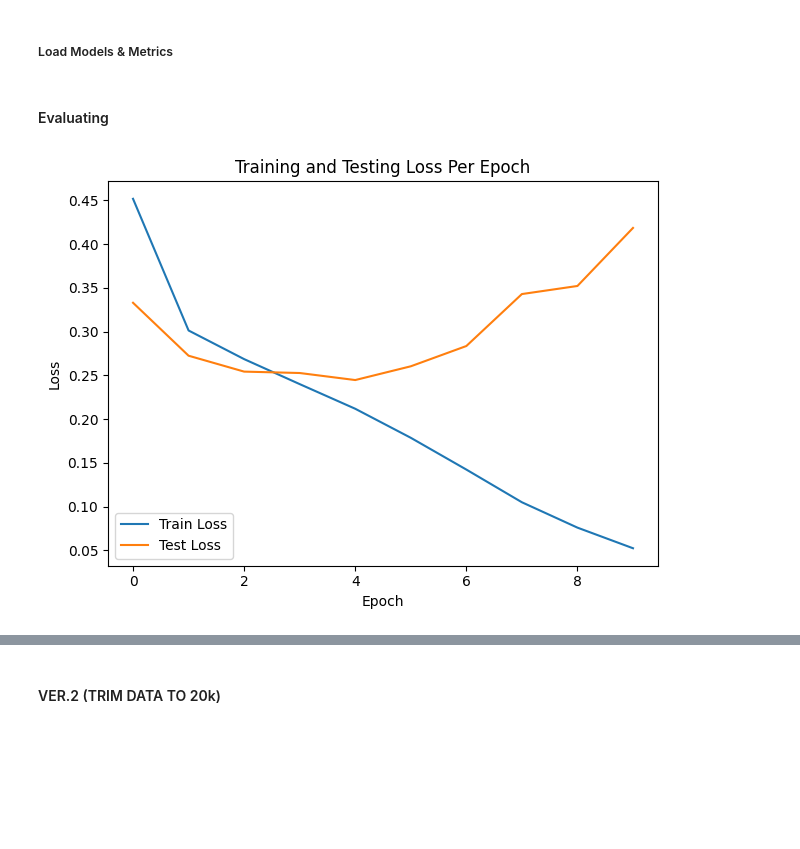
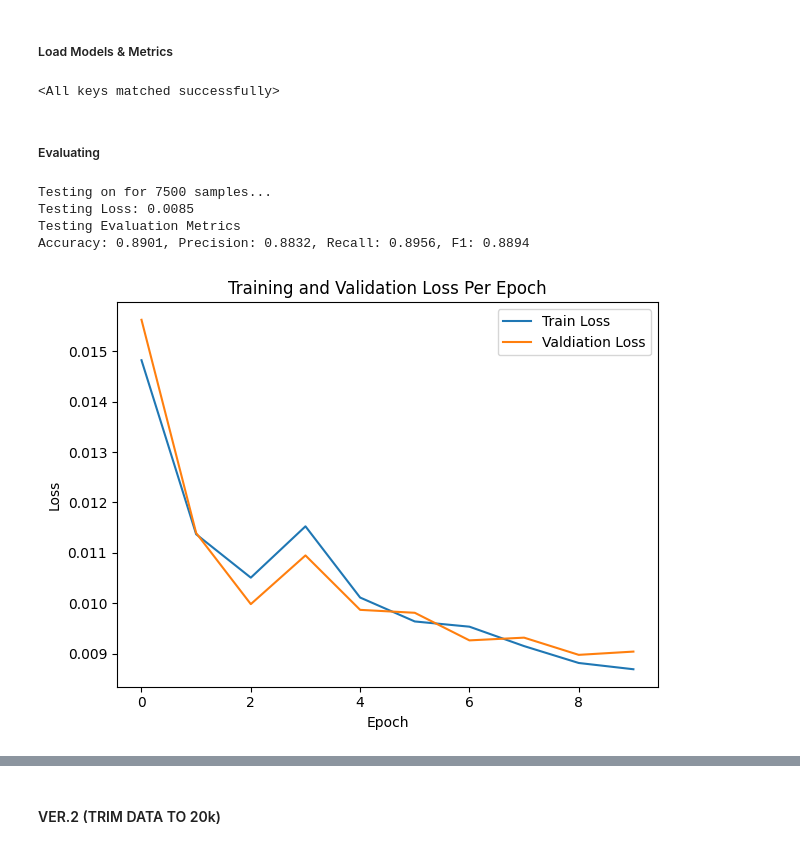
Before and after one commit to rizkyyusfian/SentimentAnalysis-50kIMDBMovieReviews, a Jupyter notebook: movie.ipynb, the cells around one changed output, grey strips where cells are left out. Cells and saved outputs as stored; diff of their text form; code cells hidden in the pictures; blank space fills up the shorter version.

```diff
--- a/movie.ipynb
+++ b/movie.ipynb
@@ -980,8 +983,8 @@ loss_fn = nn.BCELoss()
 # %%
 # Data preparation and loaders
-train_loader = DataLoader(train_data, batch_size=TRAIN_BATCH_SIZE, shuffle=True,  collate_fn=collate_fn)
-val_loader = DataLoader(val_data, batch_size=VAL_BATCH_SIZE, shuffle=False,  collate_fn=collate_fn)
-test_loader = DataLoader(test_data, batch_size=TEST_BATCH_SIZE, shuffle=False,  collate_fn=collate_fn)
+train_loader = DataLoader(train_dataset, batch_size=TRAIN_BATCH_SIZE, shuffle=True,  collate_fn=collate_fn)
+val_loader = DataLoader(val_dataset, batch_size=VAL_BATCH_SIZE, shuffle=False,  collate_fn=collate_fn)
+test_loader = DataLoader(test_dataset, batch_size=TEST_BATCH_SIZE, shuffle=False,  collate_fn=collate_fn)
 print("Data loaders initialized.")
 # %% [output]
 Data loaders initialized.
@@ -1098,3 +1106,7 @@ def train_and_evaluate(model, train_loader, test_loader, optimizer, criterion, d
     # Save all metrics to a JSON file
     with open('/content/drive/MyDrive/UNIVERSITAS TELKOM S2/SEMESTER 3/DAMIN/UTS/model/ver2-model_metrics-50kdata-32batch.json', 'w') as f:
         json.dump(metrics, f)
+# %%
+# Run the training and evaluation
+n_epochs = 10
+train_and_evaluate(model, train_loader, val_loader, optimizer, loss_fn, device, n_epochs)
@@ -1131,10 +1145,12 @@ for epoch in range(1, NUM_EPOCHS + 1):
     writer.flush()
 
     # Evaluation metrics
-    accuracy = accuracy_score(labels, preds)
-    precision = precision_score(labels, preds)
-    recall = recall_score(labels, preds)
-    f1 = f1_score(labels, preds)
+    preds = torch.cat(preds)
+    labels = torch.cat(labels)
+    accuracy = accuracy_score(labels.cpu(), preds.cpu())
+    precision = precision_score(labels.cpu(), preds.cpu())
+    recall = recall_score(labels.cpu(), preds.cpu())
+    f1 = f1_score(labels.cpu(), preds.cpu())
 
     eval_metrics.append({
         'accuracy': accuracy,
@@ -1149,7 +1165,6 @@ for epoch in range(1, NUM_EPOCHS + 1):
     minutes = (duration_seconds % 3600) // 60
     seconds = duration_seconds % 60
 
-
     print('Validation Evaluation Metrics')
     print(f'Accuracy: {accuracy:.4f}, Precision: {precision:.4f}, Recall: {recall:.4f}, F1: {f1:.4f}')
     # print(f'Training Duration: {(end_time - start_time):.2f}s\n')
@@ -1180,10 +1215,12 @@ print('Metrics saved successfully.')
 # %% [markdown]
 ##### Load Models & Metrics
 # %%
-model.load_state_dict(torch.load('loader/main_GATv2BiLSTM_davis.pth'))
+model.load_state_dict(torch.load('model/bilstm_50k.pth'))
+# %% [output]
+<All keys matched successfully>
 # %%
 import pickle
-file_path = 'metrics/main_GATv2BiLSTM_davis.pkl'
+file_path = 'metrics/bilstm_50k.pkl'
 
 with open(file_path, 'rb') as f:
     metrics = pickle.load(f)
@@ -1192,39 +1229,44 @@ train_losses = metrics['train_losses']
 val_losses = metrics['val_losses']
 eval_metrics = metrics['eval_metrics']
 # %% [markdown]
-#### Evaluating
+##### Evaluating
 # %%
-# print('Testing on for {} samples...'.format(len(test_loader.dataset)))
-# test_loss, labels, preds = predicting(model, device, test_loader, loss_fn)
-# print(f'Testing Loss: {test_loss:.4f}')
+print('Testing on for {} samples...'.format(len(test_loader.dataset)))
+test_loss, labels, preds = predicting(model, device, test_loader, loss_fn)
+print(f'Testing Loss: {test_loss:.4f}')
 
-# mse_test = mse(labels, preds)
-# rmse_test = rmse(labels, preds)
-# pearson_test = pearson(labels, preds)
-# pearson_with_intercept_test = pearson_with_intercept(labels, preds)
-# spearman_test = spearman(labels, preds)
-# ci_test = ci(labels, preds)
+preds = torch.cat(preds)
+labels = torch.cat(labels)
+accuracy = accuracy_score(labels.cpu(), preds.cpu())
+precision = precision_score(labels.cpu(), preds.cpu())
+recall = recall_score(labels.cpu(), preds.cpu())
+f1 = f1_score(labels.cpu(), preds.cpu())
 
-# print('Testing Evaluation Metrics')
-# # print(f'MSE: {mse_test:.4f}, RMSE: {rmse_test:.4f}, Pearson: {pearson_test:.4f}, Spearman: {spearman_test:.4f}, CI: {ci_test:.4f}, R2m: {r2m_test:.4f}')
-# print(f'MSE: {mse_test:.4f}, RMSE: {rmse_test:.4f}, Pearson: {pearson_test:.4f}, Spearman: {spearman_test:.4f}, CI: {ci_test:.4f}')
+print('Testing Evaluation Metrics')
+# print(f'MSE: {mse_test:.4f}, RMSE: {rmse_test:.4f}, Pearson: {pearson_test:.4f}, Spearman: {spearman_test:.4f}, CI: {ci_test:.4f}, R2m: {r2m_test:.4f}')
+print(f'Accuracy: {accuracy:.4f}, Precision: {precision:.4f}, Recall: {recall:.4f}, F1: {f1:.4f}')
+# %% [output]
+Testing on for 7500 samples...
+Testing Loss: 0.0085
+Testing Evaluation Metrics
+Accuracy: 0.8901, Precision: 0.8832, Recall: 0.8956, F1: 0.8894
 # %%
 # Extract metrics
-train_losses = metrics['train_loss']
-test_losses = metrics['test_loss']
-train_accuracies = metrics['train_accuracy']
-test_accuracies = metrics['test_accuracy']
+train_losses = metrics['train_losses']
+val_losses = metrics['val_losses']
+# train_accuracies = metrics['train_accuracy']
+# test_accuracies = metrics['test_accuracy']
 
 # Plotting training and testing losses
 # plt.figure(figsize=(6, 6))
 plt.plot(train_losses, label='Train Loss')
-plt.plot(test_losses, label='Test Loss')
-plt.title('Training and Testing Loss Per Epoch')
+plt.plot(val_losses, label='Valdiation Loss')
+plt.title('Training and Validation Loss Per Epoch')
 plt.xlabel('Epoch')
 plt.ylabel('Loss')
 plt.legend()
 
 plt.tight_layout()
 plt.show()
 # %% [output]
-[figure, old version]
+[figure, new version]
```
Also changed, not shown: parts of 22 cells of this notebook, 7 other files.
